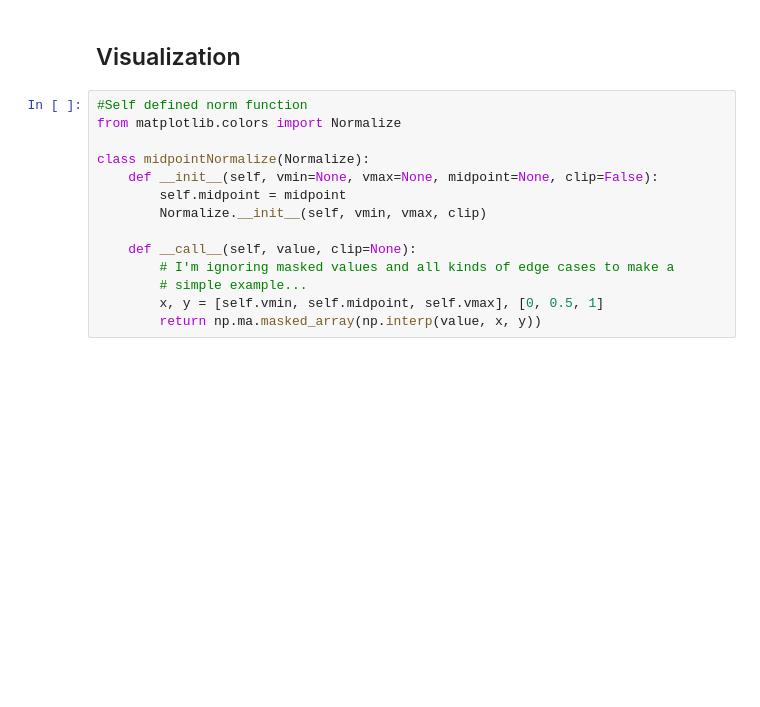
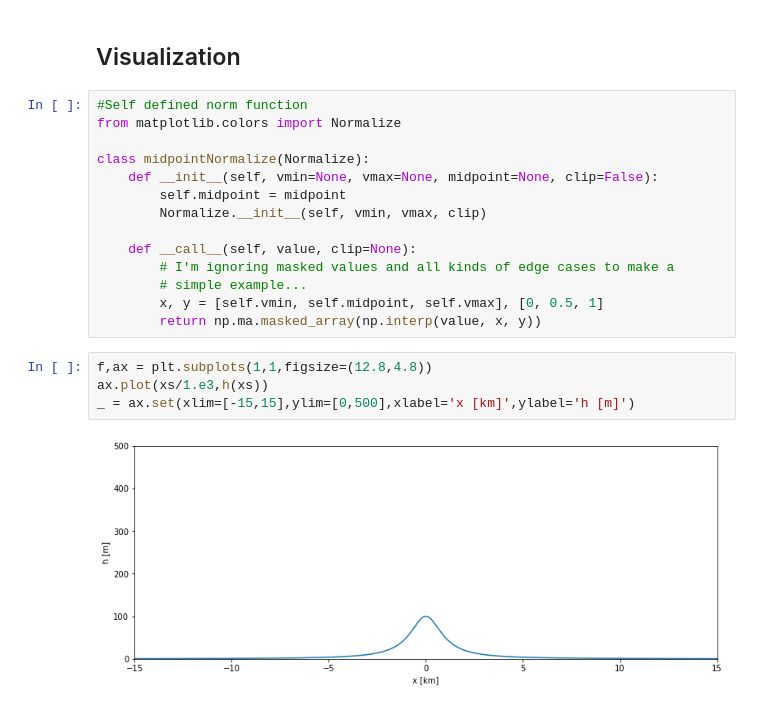
Before and after one commit to DriesAllaerts/lbow, a Jupyter notebook: notebooks/1-witch-of-Agnesi.ipynb, the cells around one changed output. Drawn from its saved outputs; the diff is of its cells as text; blank space fills up the shorter version.

```diff
--- a/notebooks/1-witch-of-Agnesi.ipynb
+++ b/notebooks/1-witch-of-Agnesi.ipynb
@@ -67,6 +72,12 @@ class midpointNormalize(Normalize):
         # simple example...
         x, y = [self.vmin, self.midpoint, self.vmax], [0, 0.5, 1]
         return np.ma.masked_array(np.interp(value, x, y))
+# %%
+f,ax = plt.subplots(1,1,figsize=(12.8,4.8))
+ax.plot(xs/1.e3,h(xs))
+_ = ax.set(xlim=[-15,15],ylim=[0,500],xlabel='x [km]',ylabel='h [m]')
+# %% [output]
+[figure, added]
 # %%
 f,ax=plt.subplots(1,1,figsize=(6.4,4.8))
 
```
Also changed, not shown: parts of 29 cells of this notebook, 1 other file.
